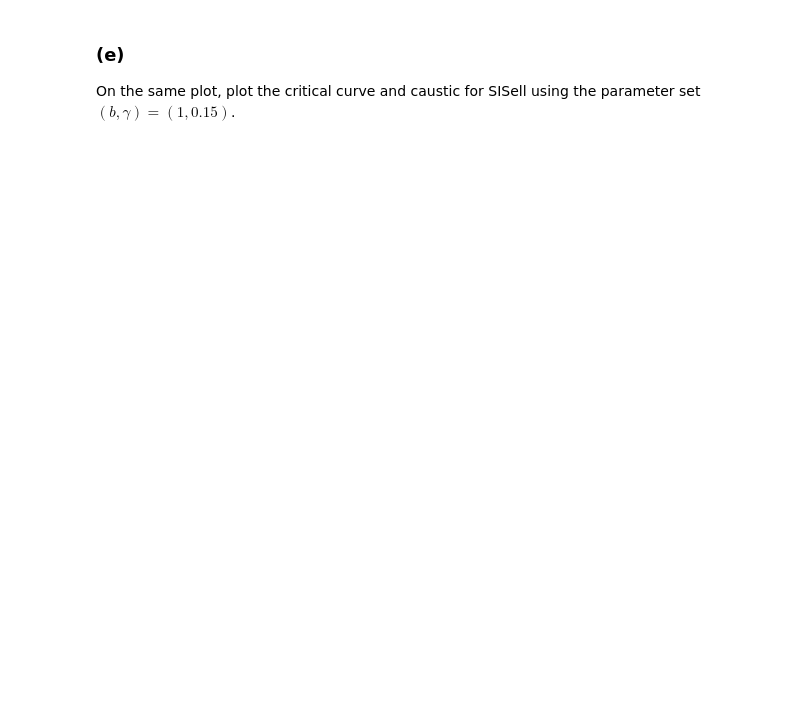
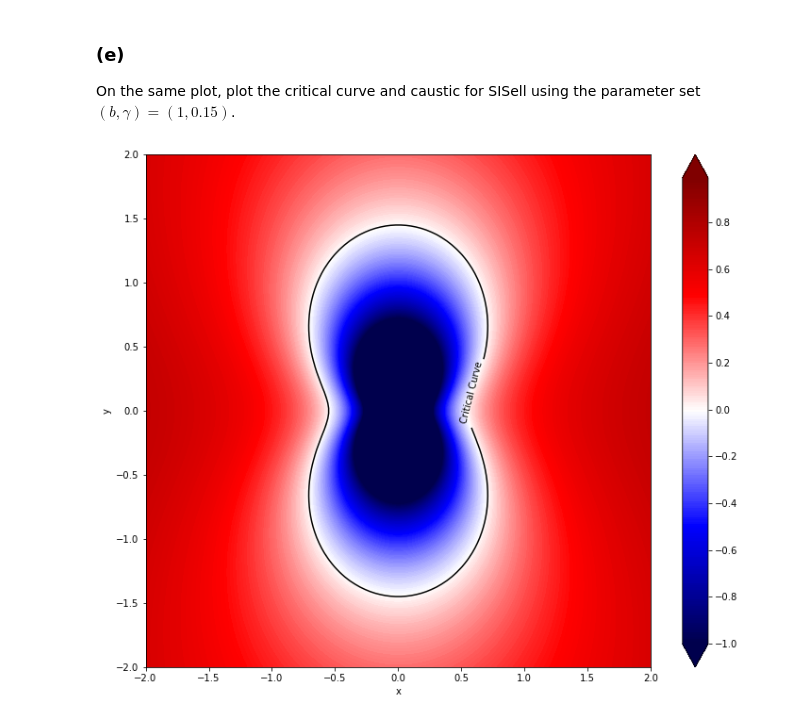
Before and after one commit to tylerbarna/AST8110, a Jupyter notebook: pset04/pset04.ipynb, the cells around one changed output. Drawn from its saved outputs; the diff is of its cells as text; code cells hidden in the pictures; blank space fills up the shorter version.

```diff
--- a/pset04/pset04.ipynb
+++ b/pset04/pset04.ipynb
@@ -89,3 +102,23 @@ plt.show()
 ### (e)
 
 On the same plot, plot the critical curve and caustic for SISell using the parameter set $\left(b,\gamma \right) = \left(1, 0.15\right)$.
+# %%
+## plot for gamma = 0.15
+
+fig, ax = plt.subplots(figsize=(12,10))
+curve = ax.contour(X,Y,determ(X,Y,1,0.15),levels=[0],colors='black')
+cbar = ax.contourf(X,Y,determ(X,Y,1,0.15),np.arange(-1,1,.01),cmap='seismic',extend='both')
+
+
+curveLabel = ['Critical Curve']
+fmt = {}
+for l, s in zip(curve.levels, curveLabel):
+    fmt[l] = s
+ax.clabel(curve, curve.levels,fmt=fmt,inline=True,fontsize=10)
+
+fig.colorbar(cbar,ax=ax);
+ax.set_xlabel('x',fontsize=10)
+ax.set_ylabel('y',fontsize=10)
+plt.show()
+# %% [output]
+[figure, added]
```
Also changed, not shown: parts of 2 cells of this notebook.
